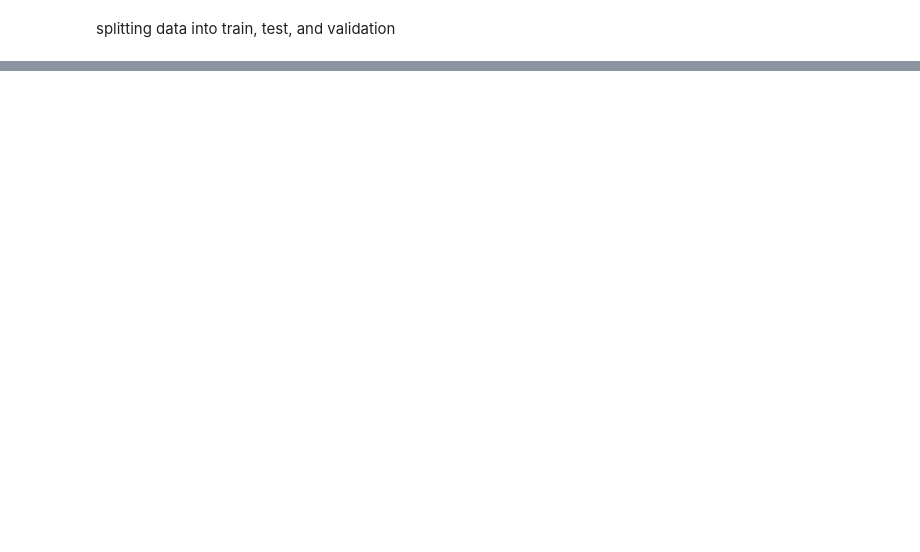
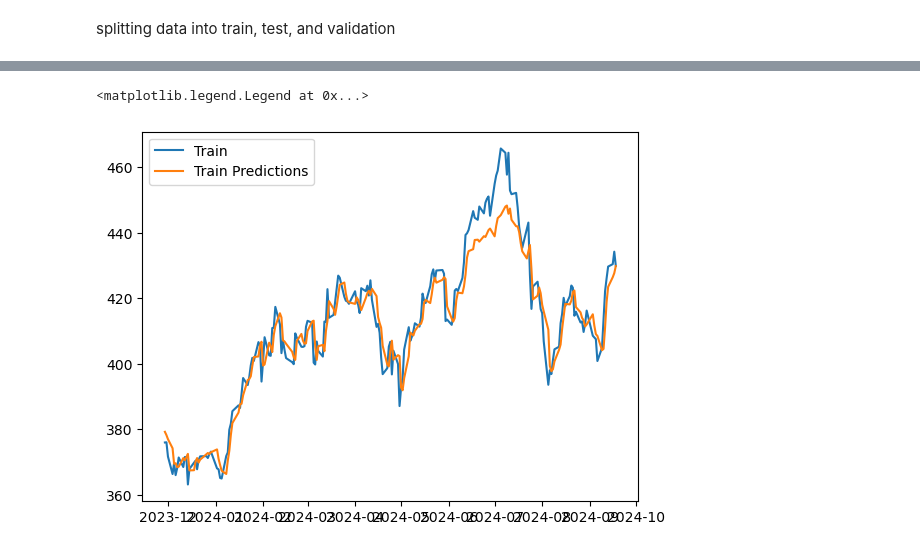
Before and after one commit to AkramGadd/StockPricePrediction, a Jupyter notebook: StockPricePrediction/Microsoft_Stock.ipynb, the cells around one changed output, grey strips where cells are left out. Drawn from its saved outputs; the diff is of its cells as text; code cells hidden in the pictures; blank space fills up the shorter version.

```diff
--- a/StockPricePrediction/Microsoft_Stock.ipynb
+++ b/StockPricePrediction/Microsoft_Stock.ipynb
@@ -175,2 +181,8 @@ dates.shape, X.shape, Y.shape
 # %% [markdown]
 splitting data into train, test, and validation
+# %%
+first = int(len(dates) * 0.8)
+second = int(len(dates) * 0.9)
+dates_train, X_train, Y_train = dates[:first], X[:first], Y[:first]
+dates_val, X_val, Y_val = dates[first:second], X[first:second], Y[first:second]
+dates_test, X_test, Y_test = dates[second:], X[second:], Y[second:]
@@ -176,0 +201,6 @@ splitting data into train, test, and validation
+# %%
+model = Sequential([layers.Input((3, 1)),
+                    layers.LSTM(64),
+                    layers.Dense(32, activation='relu'),
+                    layers.Dense(32, activation='relu'),
+                    layers.Dense(1),])
@@ -176,0 +213,3 @@ splitting data into train, test, and validation
+# %%
+model.compile(loss='mse', optimizer=Adam(learning_rate=0.001), metrics=['mae'])
+model.fit(X_train, Y_train, epochs=200, batch_size=32, validation_data=(X_val, Y_val))
@@ -176,0 +235,6 @@ splitting data into train, test, and validation
+# %%
+train_predictions = model.predict(X_train).flatten()
+plt.plot(dates_train, Y_train, label='Train')
+plt.plot(dates_train, train_predictions, label='Train Predictions')
+plt.legend()
+# %% [output]
@@ -176,0 +242,2 @@ splitting data into train, test, and validation
+<matplotlib.legend.Legend at 0x...>
+[figure, added]
```
Also changed, not shown: parts of 17 cells of this notebook.
